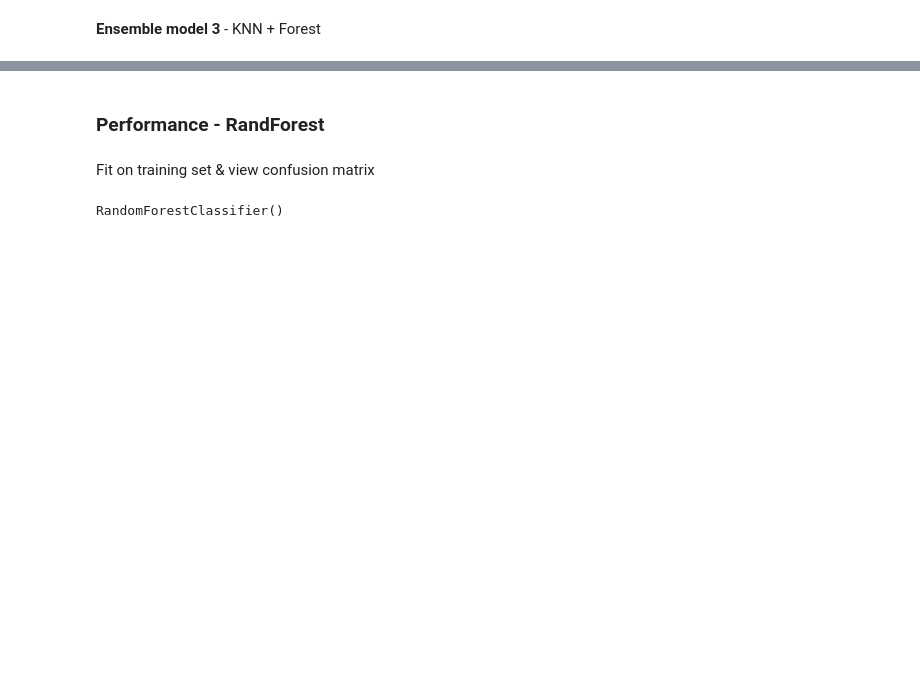
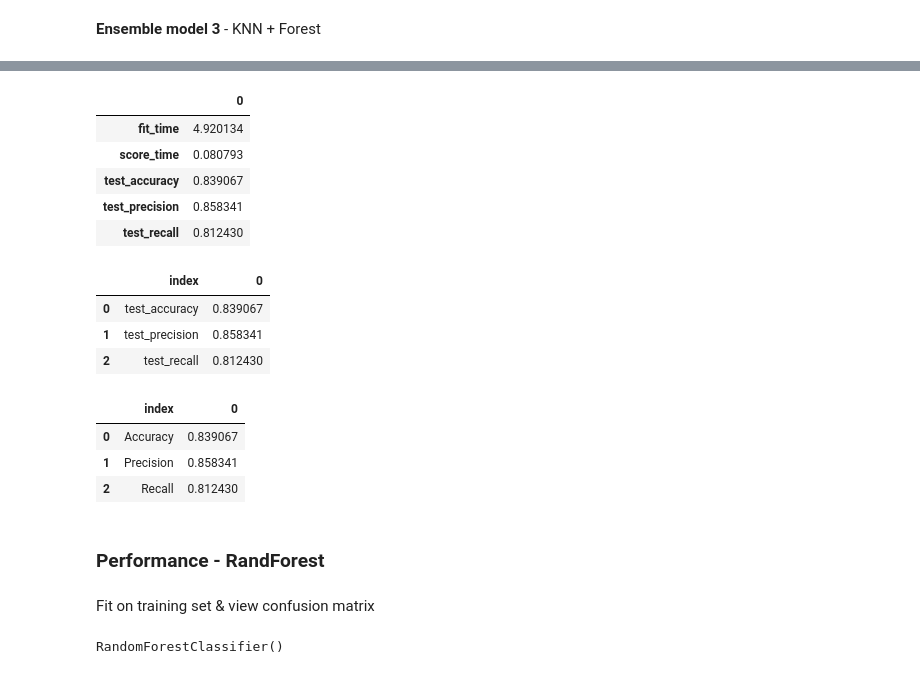
Before and after one commit to famagal/Twitter_bot_detection_713, a Jupyter notebook: notebooks/daniel_testing_notebook.ipynb, the cells around one changed output, grey strips where cells are left out. Saved outputs shown, nothing was run; the diff lists cells and outputs as text; code cells hidden in the pictures; blank space fills up the shorter version.

```diff
--- a/notebooks/daniel_testing_notebook.ipynb
+++ b/notebooks/daniel_testing_notebook.ipynb
@@ -928,3 +660,31 @@ dtype: float64
+# %%
+r1 = pd.DataFrame(pd.DataFrame(results_forest).mean())
+r1
+# %% [output]
+|  | 0 |
+| fit_time | 4.920134 |
+| score_time | 0.080793 |
+| test_accuracy | 0.839067 |
+| test_precision | 0.858341 |
+| test_recall | 0.812430 |
+# %%
+r1 = r1.tail(3).reset_index()
+r1
+# %% [output]
+|  | index | 0 |
+| 0 | test_accuracy | 0.839067 |
+| 1 | test_precision | 0.858341 |
+| 2 | test_recall | 0.812430 |
+# %%
+r1['index'].replace('test_accuracy', 'Accuracy', inplace=True)
+r1['index'].replace('test_precision', 'Precision', inplace=True)
+r1['index'].replace('test_recall', 'Recall', inplace=True)
+r1
+# %% [output]
+|  | index | 0 |
+| 0 | Accuracy | 0.839067 |
+| 1 | Precision | 0.858341 |
+| 2 | Recall | 0.812430 |
 # %% [markdown]
 ### Performance - RandForest
 # %% [markdown]
```
Also changed, not shown: parts of 78 cells of this notebook.
